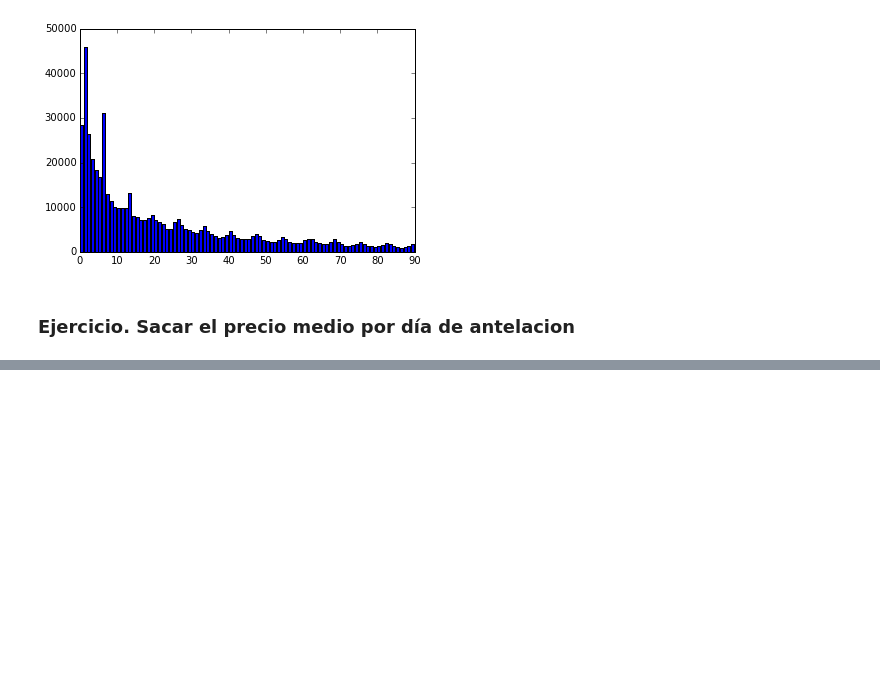
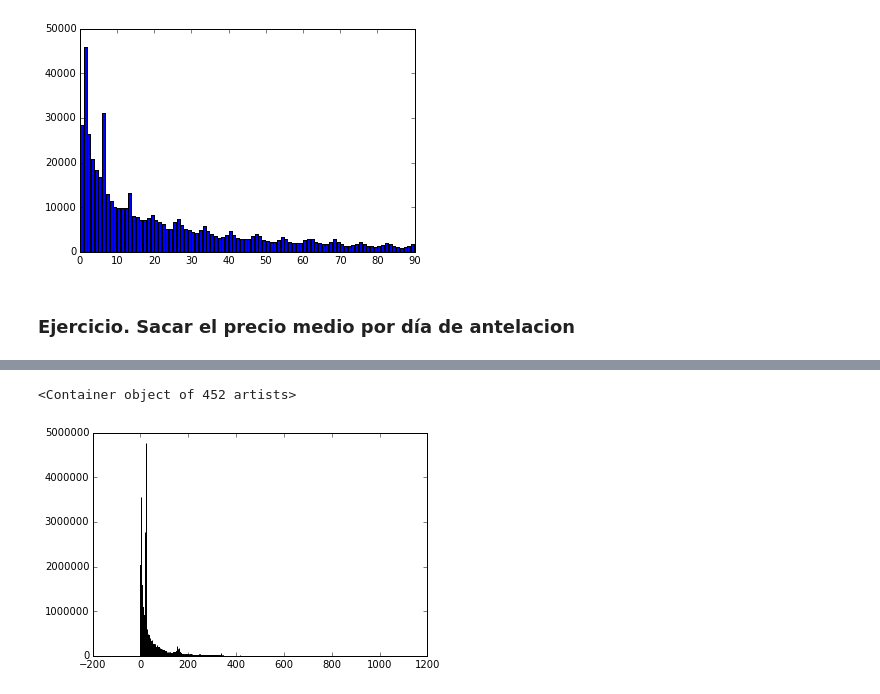
Before and after one commit to CexBomb/Master_Data_Science_Repo, a Jupyter notebook: Spark/Dia 2/Ejercicio_cogroup.ipynb, the cells around one changed output, grey strips where cells are left out. Drawn from its saved outputs; the diff is of its cells as text; code cells hidden in the pictures; blank space fills up the shorter version.

```diff
--- a/Spark/Dia 2/Ejercicio_cogroup.ipynb
+++ b/Spark/Dia 2/Ejercicio_cogroup.ipynb
@@ -211,0 +289,2 @@ r.mapValues(lambda dif: dif/(3600*24)).map(lambda x: (int(x[1]),1)).reduceByKey(
+# %%
+lista_pvp_n = mapdifdiaspvp.reduceByKey(lambda x,y: (x[0]+y[0],y[1]+1))
@@ -211,0 +295,2 @@ r.mapValues(lambda dif: dif/(3600*24)).map(lambda x: (int(x[1]),1)).reduceByKey(
+# %%
+media = lista_pvp_n.map(lambda x: (x[0],x[1][0]/x[1][1])).collect()
@@ -211,0 +301,9 @@ r.mapValues(lambda dif: dif/(3600*24)).map(lambda x: (int(x[1]),1)).reduceByKey(
+# %%
+xs = [t[0] for t in media]
+# %%
+ys = [t[1] for t in media]
+# %%
+plt.bar(xs,ys)
+# %% [output]
+<Container object of 452 artists>
+[figure, added]
```
Also changed, not shown: parts of 65 cells of this notebook, 19 other files.
